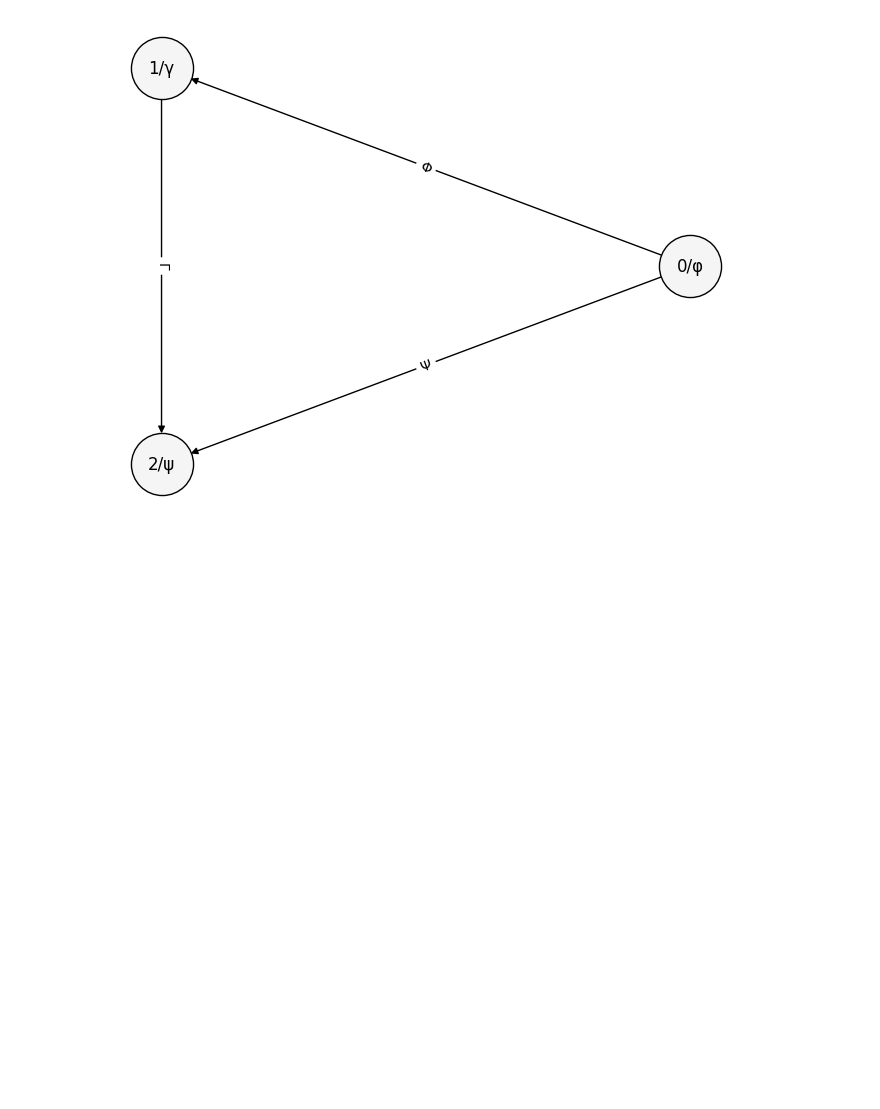
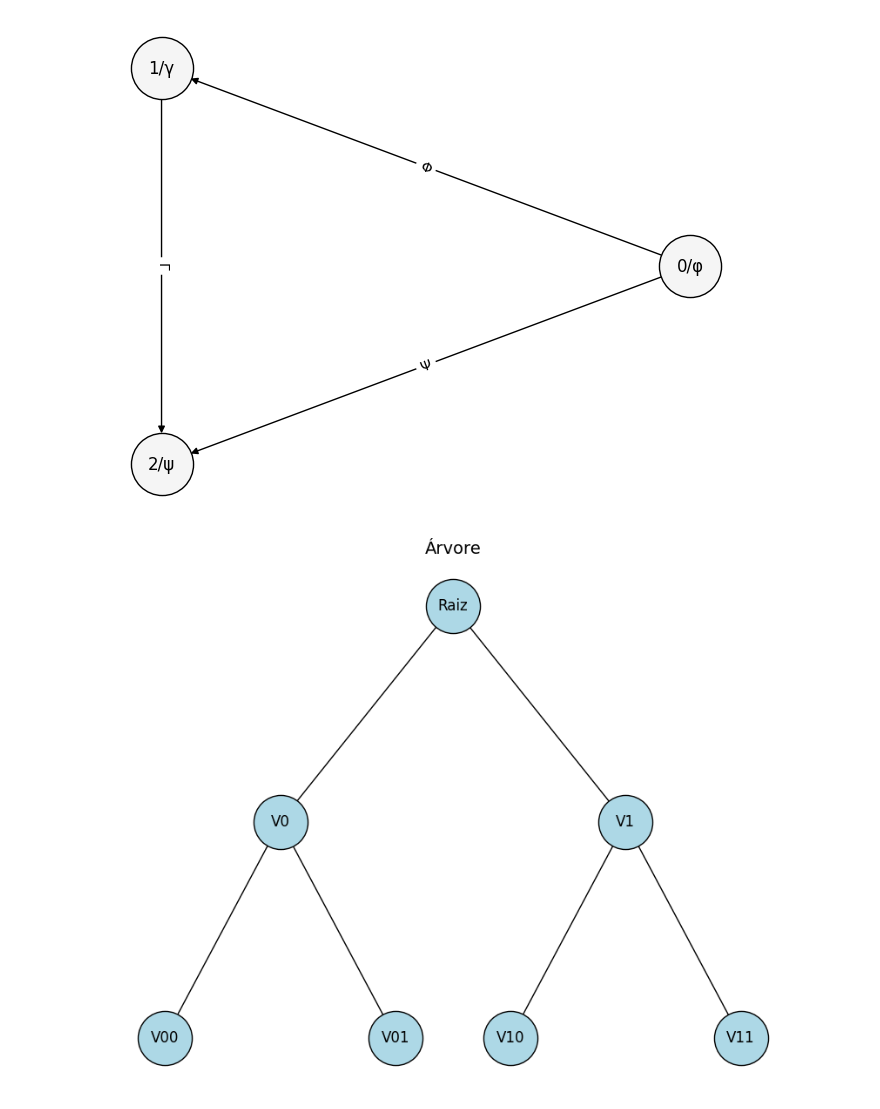
Before and after one commit to RuanSombra/Atividade-Grafos, a Jupyter notebook: ruan_pactrick_sousa.ipynb, the cells around one changed output. Cells and saved outputs as stored; diff of their text form; code cells hidden in the pictures; blank space fills up the shorter version.

Commit message:
arvores, raiz, folhas, nós de entrada e saída

```diff
--- a/ruan_pactrick_sousa.ipynb
+++ b/ruan_pactrick_sousa.ipynb
@@ -315,3 +315,80 @@ plt.axis('off')
 plt.show()
 # %% [output]
 [figure]
+# %%
+# ARVORES, RAIZ, FOLHAS, NÓS DE ENTRADA E SAÍDA
+
+import networkx as nx
+import matplotlib.pyplot as plt
+
+# Criando a árvore
+arvore = nx.DiGraph()
+arvore.add_edges_from([
+    ('Raiz', 'V0'),
+    ('Raiz', 'V1'),
+    ('V0', 'V00'),
+    ('V0', 'V01'),
+    ('V1', 'V10'),
+    ('V1', 'V11'),
+])
+
+# Layout manual com níveis (estilo árvore)
+posicoes = {
+    'Raiz': (0, 3),
+    'V0': (-1.5, 2),
+    'V1': (1.5, 2),
+    'V00': (-2.5, 1),
+    'V01': (-0.5, 1),
+    'V10': (0.5, 1),
+    'V11': (2.5, 1),
+}
+
+# Desenhando a árvore
+plt.figure(figsize=(8, 6))
+nx.draw(arvore, posicoes, with_labels=True, node_size=2000, node_color='lightblue', edgecolors='black', arrows=False)
+plt.title("Árvore", fontsize=14)
+plt.axis('off')
+#plt.tight_layout()
+plt.show()
+
+
+# Função para analisar propriedades da árvore (sem list comprehension)
+def analisar_arvore(grafo):
+    # Verificar se é acíclico
+    aciclico = nx.is_directed_acyclic_graph(grafo)
+    print(f"O grafo é acíclico? {aciclico}")
+
+    # Identificar raiz (grau de entrada zero)
+    raiz = []
+    for vertice, grau in grafo.in_degree():
+        if grau == 0:
+            raiz.append(vertice)
+    print(f"Raiz do grafo: {raiz}")
+
+    # Identificar folhas (grau de saída zero)
+    folhas = []
+    for vertice, grau in grafo.out_degree():
+        if grau == 0:
+            folhas.append(vertice)
+    print(f"Folhas do grafo: {folhas}")
+
+    # Calcular graus de entrada
+    graus_entrada = {}
+    for vertice, grau in grafo.in_degree():
+        graus_entrada[vertice] = grau
+
+    # Calcular graus de saída
+    graus_saida = {}
+    for vertice, grau in grafo.out_degree():
+        graus_saida[vertice] = grau
+
+    print(f"Graus de entrada: {graus_entrada}")
+    print(f"Graus de saída: {graus_saida}")
+
+    return aciclico, raiz, folhas, graus_entrada, graus_saida
+
+
+# Chamada da função de análise
+propriedades = analisar_arvore(arvore)
+# %% [output]
+[figure, added]
```
Also changed, not shown: parts of 1 cell of this notebook.
